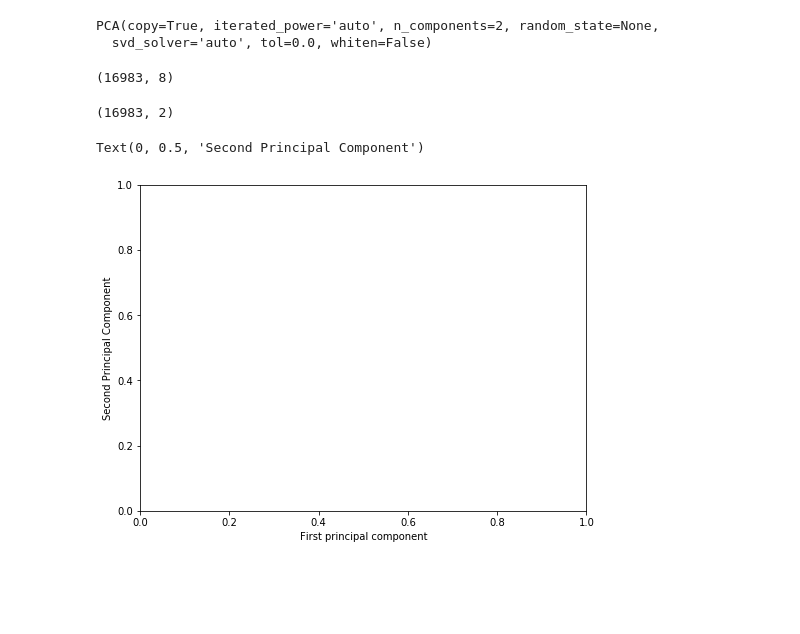
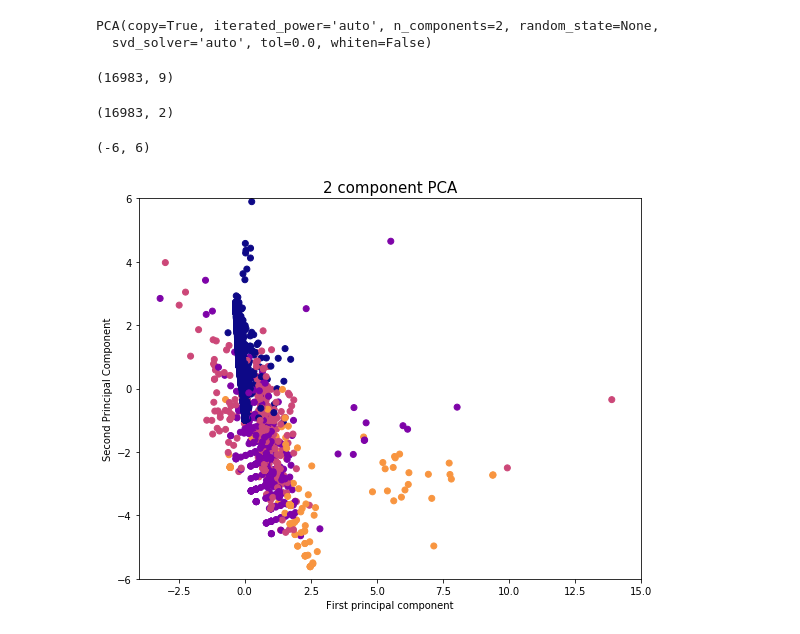
Before and after one commit to rijish45/Security-Analytics, a Jupyter notebook: ModelS.ipynb, the cells around one changed output. Drawn from its saved outputs; the diff is of its cells as text; code cells hidden in the pictures; blank space fills up the shorter version.

```diff
--- a/ModelS.ipynb
+++ b/ModelS.ipynb
@@ -82,3 +82,9 @@ vendor_product    object
 d_time            object
 d_time_window     object
 dtype: object
+# %%
+# find most common signature
+signature = data[['src_ip', 'signature']]
+signature_grouped = signature.groupby('src_ip', as_index = False).agg({'signature':lambda x: x.tolist()})
+signature_grouped['signature'] = signature_grouped['signature'].apply(most_common)
+signature_grouped
@@ -84,0 +110,19 @@ dtype: object
+# %%
+# create target feature
+signature_grouped['signature'].unique()
+
+def target(row):
+    if row == 'Connection to Honeypot':
+        return 1
+    elif row == 'SSH login attempted on cowrie honeypot':
+        return 2
+    elif row == 'SSH session on cowrie honeypot':
+        return 3
+    elif row == 'command attempted on cowrie honeypot':
+        return 4
+    else:
+        return 5
+
+
+signature_grouped['target'] = signature_grouped['signature'].apply(target)
+signature_grouped
@@ -875,0 +918,3 @@ current
+# %%
+current = pd.merge(signature_grouped, current, how = 'inner', on = 'src_ip')
+current
@@ -897,16 +985,20 @@ x_pca = pca.transform(scaled_data)
 # %%
 scaled_data.shape
 # %% [output]
-(16983, 8)
+(16983, 9)
 # %%
 x_pca.shape
 # %% [output]
 (16983, 2)
 # %%
-plt.figure(figsize=(8,6))
-# plt.scatter(x_pca[:,0],x_pca[:,1],c=current['target'],cmap='plasma')
+plt.figure(figsize=(9,7))
+plt.scatter(x_pca[:,0],x_pca[:,1],c=current['target'], cmap='plasma')
+plt.title('2 component PCA', fontsize = 15)
+
 plt.xlabel('First principal component')
 plt.ylabel('Second Principal Component')
+plt.xlim(-4, 15)
+plt.ylim(-6, 6)
 # %% [output]
-Text(0, 0.5, 'Second Principal Component')
+(-6, 6)
-[figure, old version]
+[figure, new version]
```
Also changed, not shown: parts of 12 cells of this notebook.
